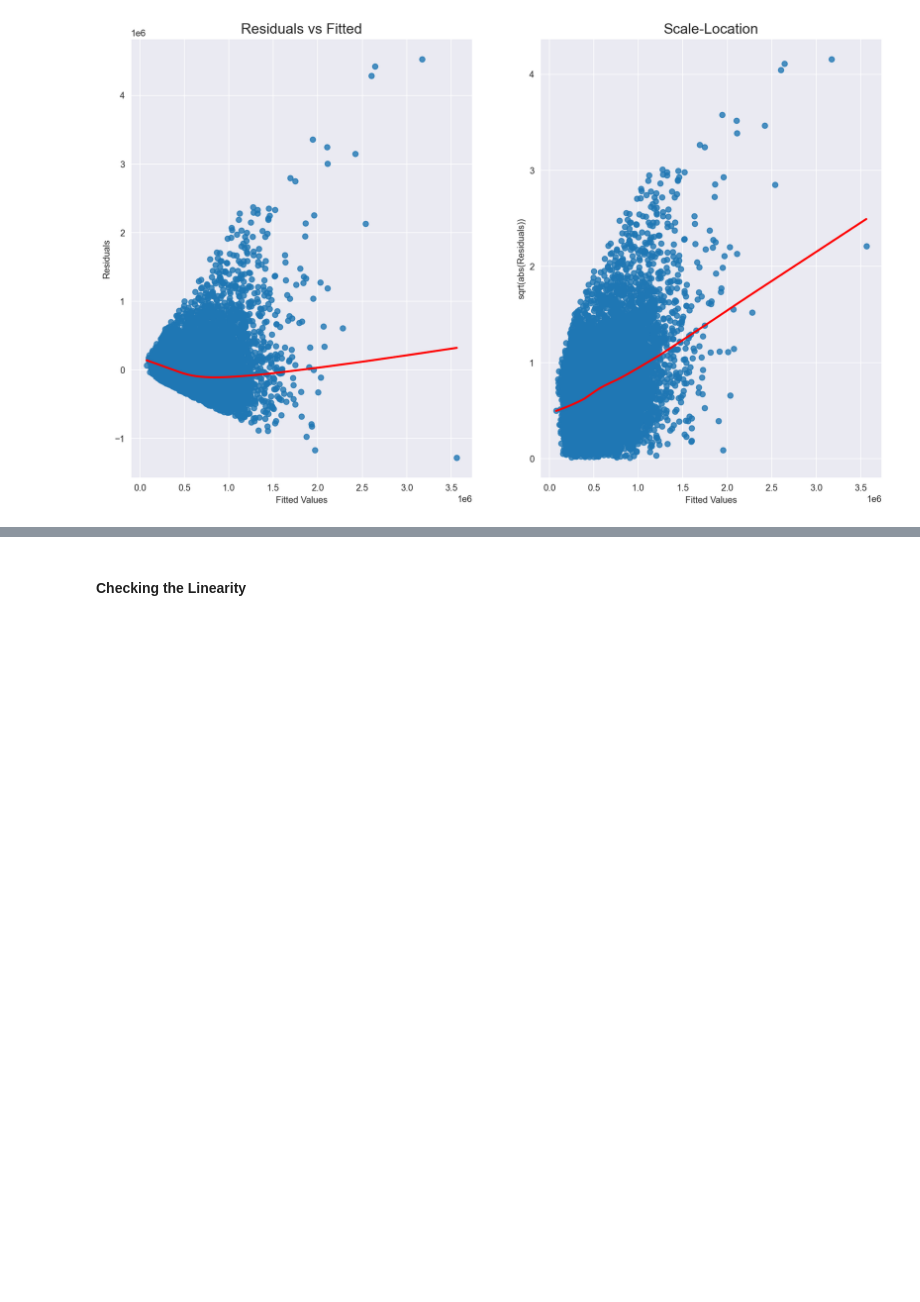
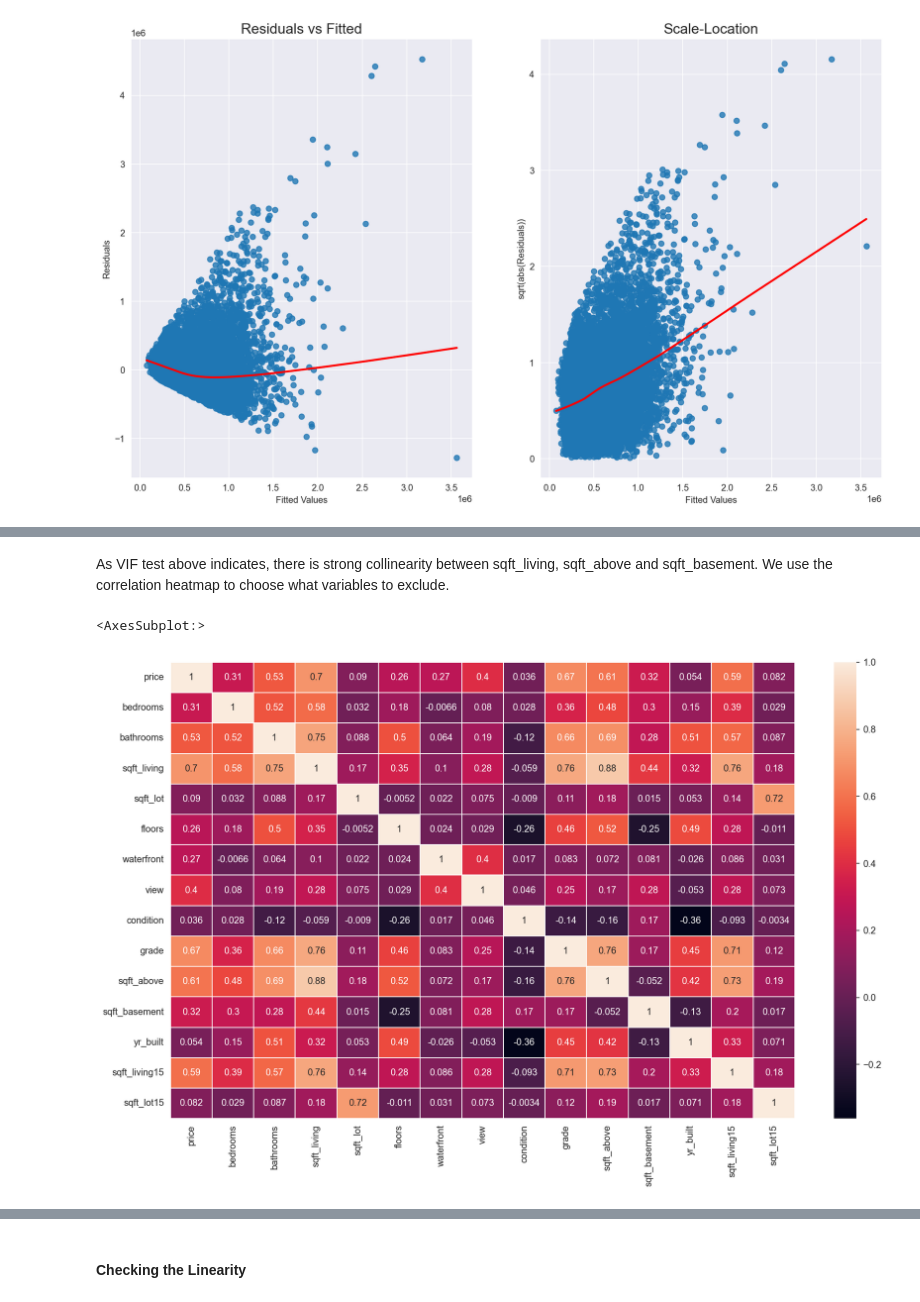
Before and after one commit to ghafourvala/OLS-Regression, a Jupyter notebook: OLS-Regression.ipynb, the cells around one changed output, grey strips where cells are left out. Drawn from its saved outputs; the diff is of its cells as text; code cells hidden in the pictures; blank space fills up the shorter version.

```diff
--- a/OLS-Regression.ipynb
+++ b/OLS-Regression.ipynb
@@ -279,0 +301,7 @@ Notes:
+# %% [markdown]
+As VIF test above indicates, there is strong collinearity between sqft_living, sqft_above and sqft_basement. We use the correlation heatmap to choose what variables to exclude.
+# %%
+sns.heatmap(df_m.corr(),annot=True,lw=1)
+# %% [output]
+<AxesSubplot:>
+[figure, added]
```
Also changed, not shown: parts of 80 cells of this notebook.
